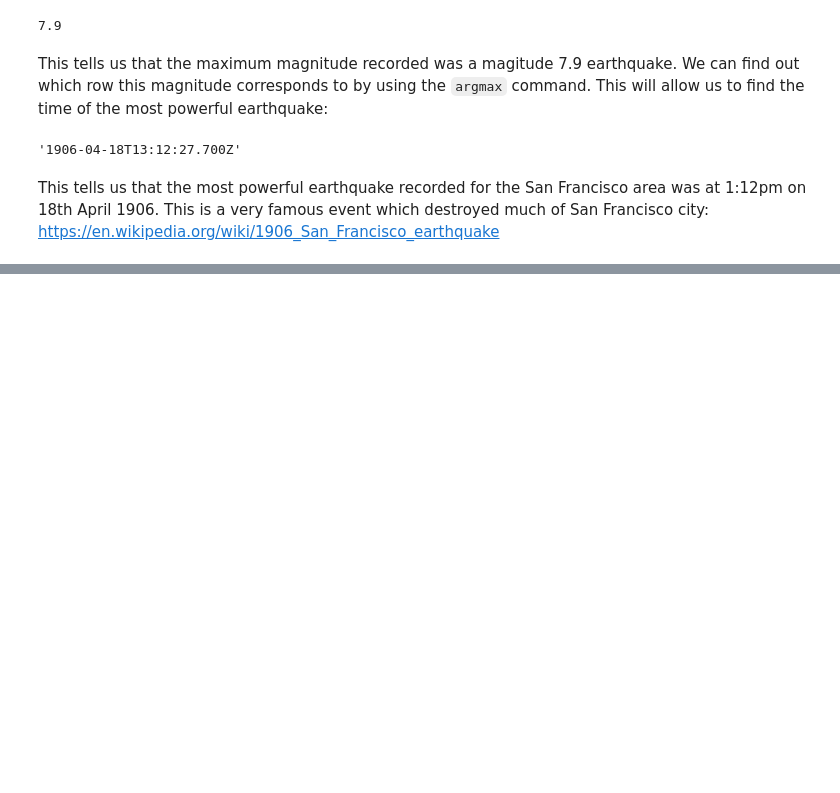
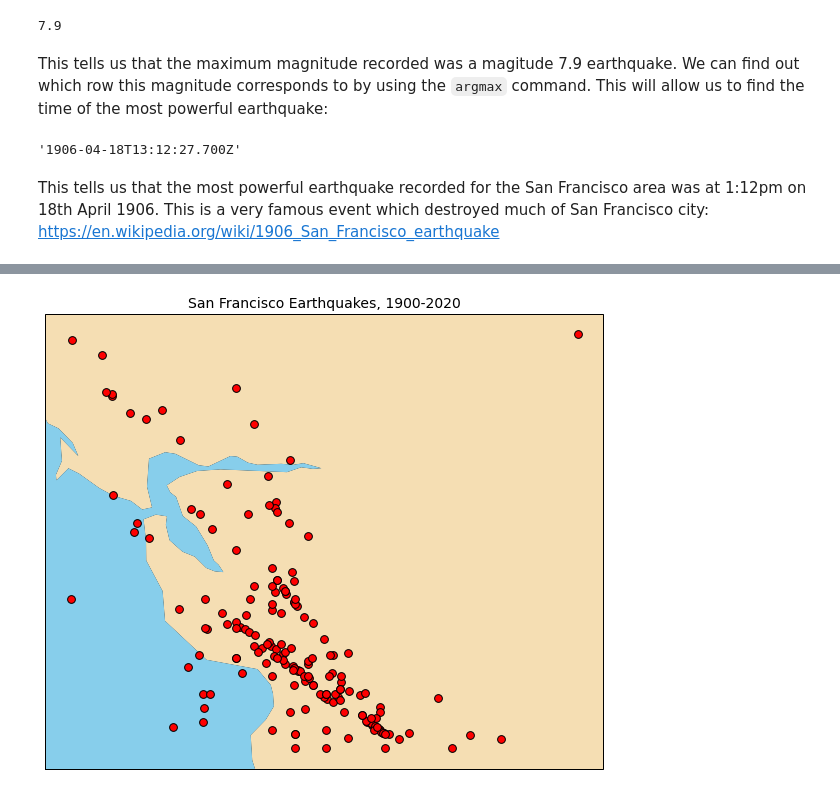
Before and after one commit to fclubb/SciRes-Earthquakes, a Jupyter notebook: Practical_1_map_plotting.ipynb, the cells around one changed output, grey strips where cells are left out. Drawn from its saved outputs; the diff is of its cells as text; code cells hidden in the pictures; blank space fills up the shorter version.

Commit message:
Adding map plotting using cartopy

```diff
--- a/Practical_1_map_plotting.ipynb
+++ b/Practical_1_map_plotting.ipynb
@@ -122,0 +118,26 @@ This tells us that the most powerful earthquake recorded for the San Francisco a
+# %%
+# set up a figure and choose the size by defining the width,height in inches.
+plt.figure(figsize=(10,10))
+# define an axis for the figure. We need to define the map projection for the figure - we will use Plate Carree.
+ax = plt.axes(projection=cartopy.crs.PlateCarree())
+# The title of the plot
+plt.title('San Francisco Earthquakes, 1900-2020', fontsize=14)
+
+# We will use the natural earth dataset, which provides free mapping data, to add some background to the figure.
+# display coastlines
+ax.coastlines(resolution='50m')
+# add the land
+land = cartopy.feature.NaturalEarthFeature(category='physical', scale='50m', name='land', facecolor='wheat')
+_ = ax.add_feature(land)
+# add the ocean
+ocean = cartopy.feature.NaturalEarthFeature(category='physical', scale='50m', name='ocean', facecolor='skyblue')
+_ = ax.add_feature(ocean)
+
+# make a scatter plot of the earthquakes.
+plt.scatter(x=df['longitude'], y=df['latitude'], zorder=2, # X values = longitudes, Y values = latitudes. z order controls the order of the layers to make the points plot above the land
+            c='red', edgecolors='black', s=60) # c = colour of points, edgecolors = colour of point outlines, s = size of points.
+
+#plt.savefig('map.png')
+plt.show()
+# %% [output]
+[figure, added]
```
Also changed, not shown: parts of 7 cells of this notebook.
